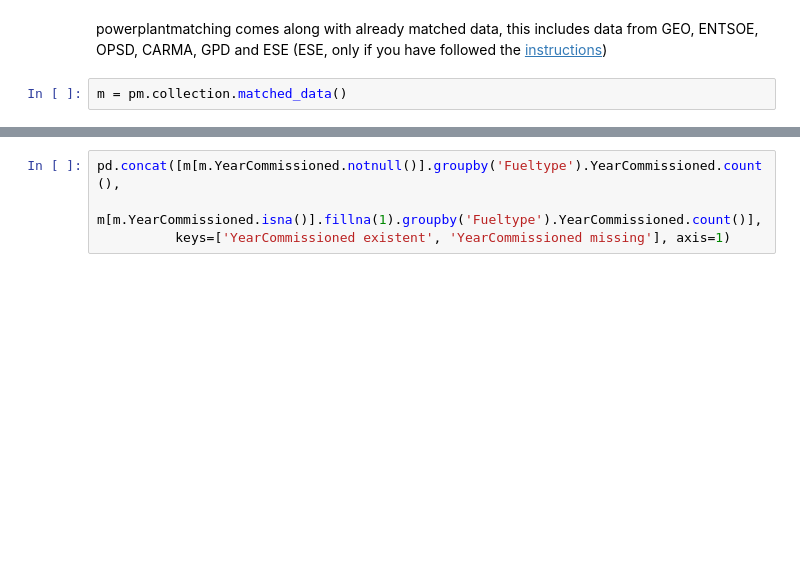
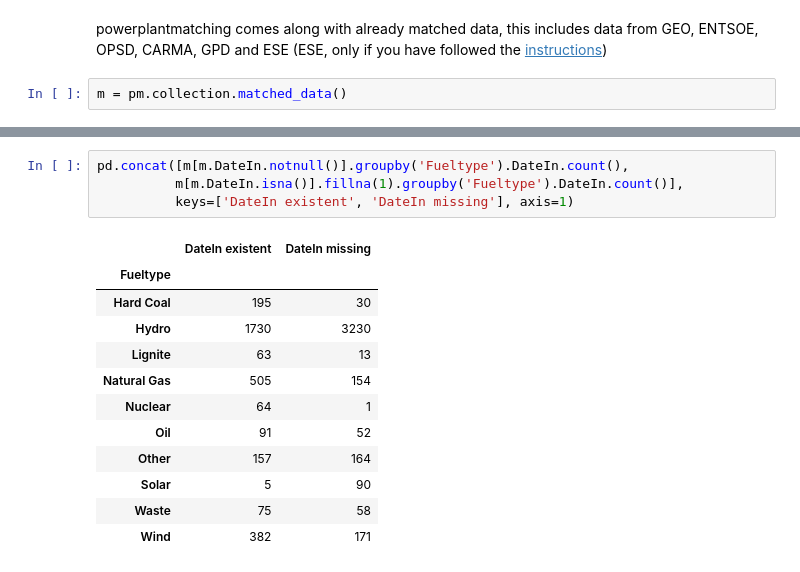
Before and after one commit to PyPSA/powerplantmatching, a Jupyter notebook: Example of Use.ipynb, the cells around one changed output, grey strips where cells are left out. Drawn from its saved outputs; the diff is of its cells as text; blank space fills up the shorter version.

```diff
--- a/Example of Use.ipynb
+++ b/Example of Use.ipynb
@@ -168,4 +186,17 @@ m.head()
 # %%
-pd.concat([m[m.YearCommissioned.notnull()].groupby('Fueltype').YearCommissioned.count(),
-          m[m.YearCommissioned.isna()].fillna(1).groupby('Fueltype').YearCommissioned.count()],
-          keys=['YearCommissioned existent', 'YearCommissioned missing'], axis=1)
+pd.concat([m[m.DateIn.notnull()].groupby('Fueltype').DateIn.count(),
+          m[m.DateIn.isna()].fillna(1).groupby('Fueltype').DateIn.count()],
+          keys=['DateIn existent', 'DateIn missing'], axis=1)
+# %% [output]
+|  | DateIn existent | DateIn missing |
+| Fueltype |  |  |
+| Hard Coal | 195 | 30 |
+| Hydro | 1730 | 3230 |
+| Lignite | 63 | 13 |
+| Natural Gas | 505 | 154 |
+| Nuclear | 64 | 1 |
+| Oil | 91 | 52 |
+| Other | 157 | 164 |
+| Solar | 5 | 90 |
+| Waste | 75 | 58 |
+| Wind | 382 | 171 |
```
Also changed, not shown: parts of 5 cells of this notebook, 1 other file.
